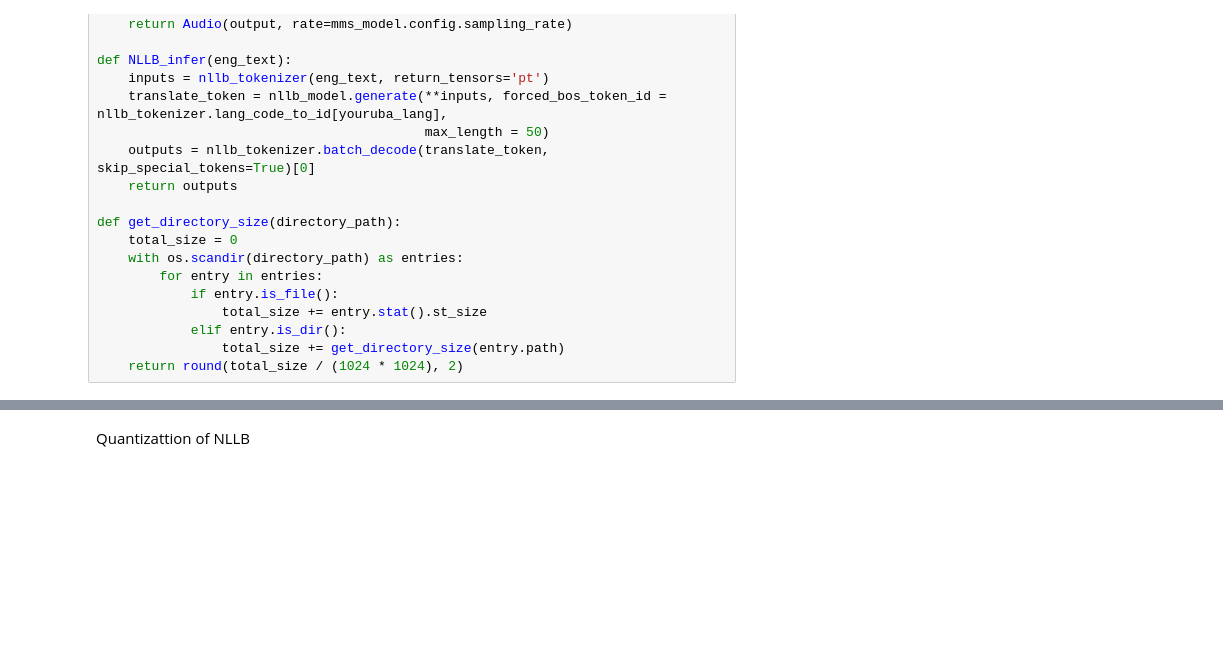
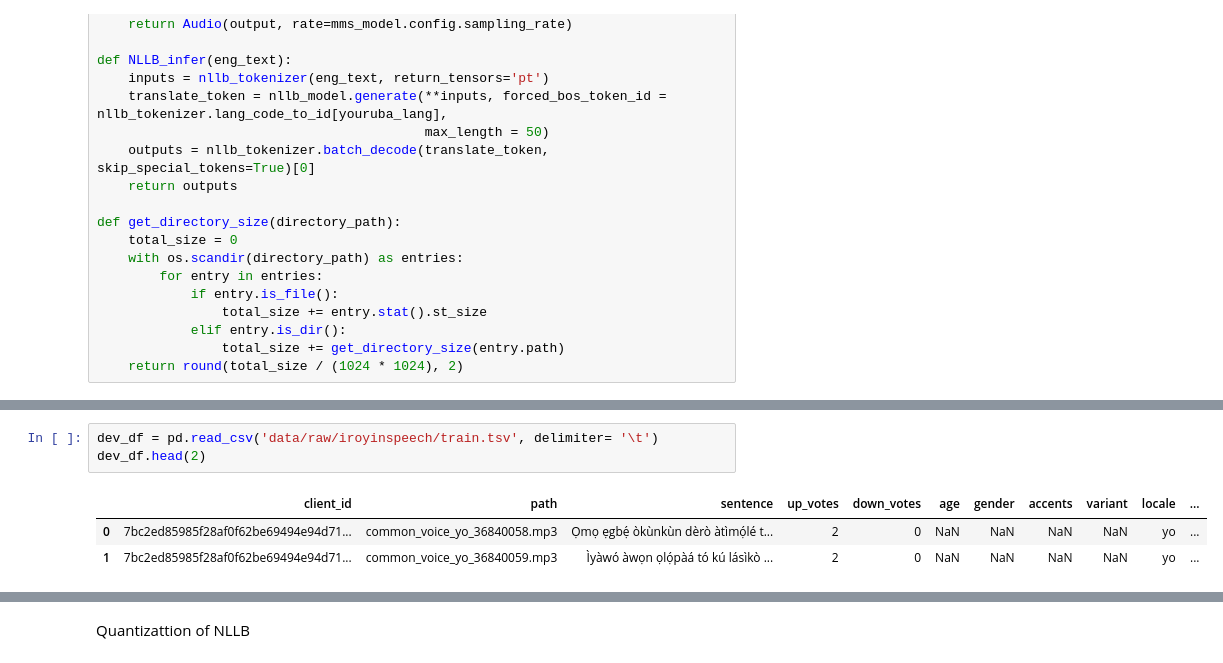
Before and after one commit to rileydrizzy/Cohort8-Ransom-Kuti-Ladipo, a Jupyter notebook: yb2audio/notebooks/model_exp.ipynb, the cells around one changed output, grey strips where cells are left out. Drawn from its saved outputs; the diff is of its cells as text; blank space fills up the shorter version.

```diff
--- a/yb2audio/notebooks/model_exp.ipynb
+++ b/yb2audio/notebooks/model_exp.ipynb
@@ -62,0 +71,7 @@ Mo máa lọ síbi iṣẹ́ lọ́jọ́ Sunday, fún ẹ̀ẹ́dẹ́gbẹ̀r
+# %%
+dev_df = pd.read_csv('data/raw/iroyinspeech/train.tsv', delimiter= '\t')
+dev_df.head(2)
+# %% [output]
+|  | client_id | path | sentence | up_votes | down_votes | age | gender | accents | variant | locale | ... |
+| 0 | 7bc2ed85985f28af0f62be69494e94d71... | common_voice_yo_36840058.mp3 | Ọmọ ẹgbẹ́ òkùnkùn dèrò àtìmọ́lé t... | 2 | 0 | NaN | NaN | NaN | NaN | yo | ... |
+| 1 | 7bc2ed85985f28af0f62be69494e94d71... | common_voice_yo_36840059.mp3 | Ìyàwó àwọn ọlọ́pàá tó kú lásìkò ... | 2 | 0 | NaN | NaN | NaN | NaN | yo | ... |
```
Also changed, not shown: parts of 19 cells of this notebook.
